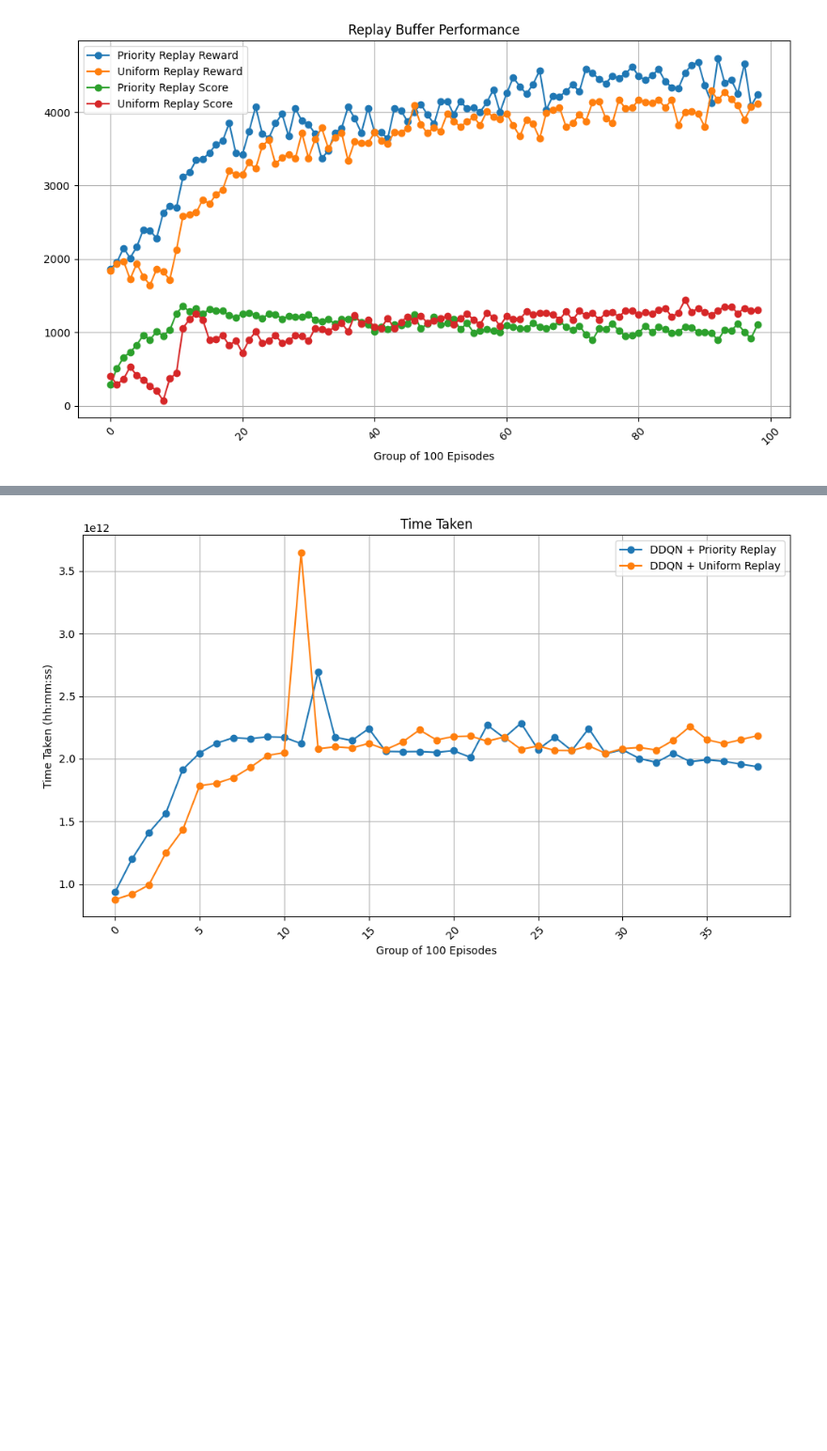
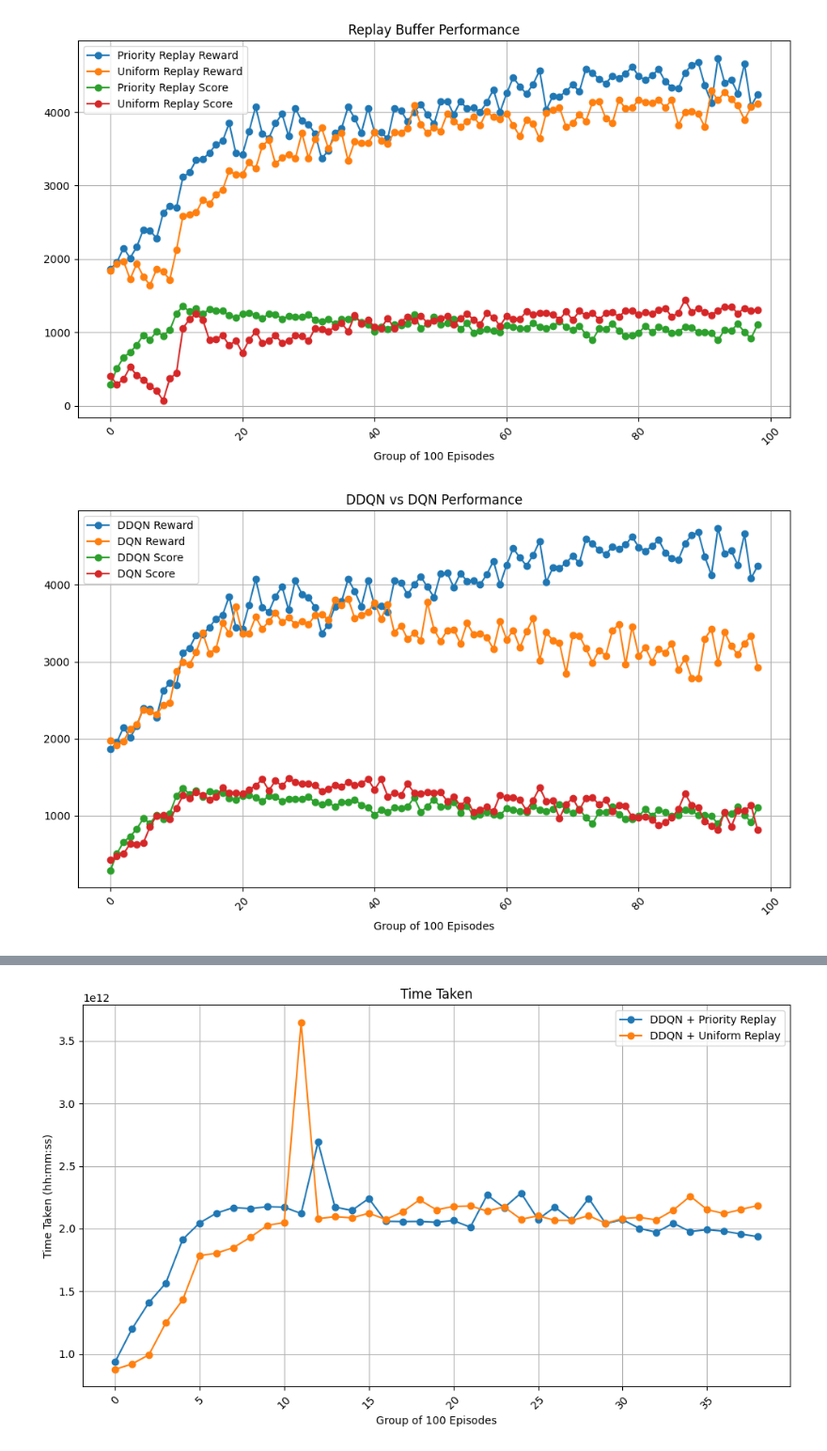
Before and after one commit to ken-tn/gymnasium-exploration, a Jupyter notebook: results-analyser.ipynb, the cells around one changed output, grey strips where cells are left out. Shown at 94% size. Cells and saved outputs as stored; diff of their text form; code cells hidden in the pictures; blank space fills up the shorter version.

```diff
--- a/results-analyser.ipynb
+++ b/results-analyser.ipynb
@@ -46,6 +53,33 @@ plt.tight_layout()
 plt.show()
 # %% [output]
 [figure]
+# %%
+# Group the DataFrame by every 100 episodes
+grouped = df.groupby((df['episode']) // 100)
+grouped1 = df2.groupby((df2['episode']) // 100)
+
+# Calculate the sum of total rewards for every 100 episodes
+sum_rewards = grouped['total_reward'].sum().iloc[:-1]
+sum_score = grouped['score'].sum().iloc[:-1]
+
+sum_rewards1 = grouped1['total_reward'].sum().iloc[:-1]
+sum_score1 = grouped1['score'].sum().iloc[:-1]
+
+# Plotting
+plt.figure(figsize=(10, 6))
+sum_rewards.plot(marker='o', linestyle='-', label='DDQN Reward')
+sum_rewards1.plot(marker='o', linestyle='-', label='DQN Reward')
+sum_score.plot(marker='o', linestyle='-', label='DDQN Score')
+sum_score1.plot(marker='o', linestyle='-', label='DQN Score')
+plt.title('DDQN vs DQN Performance')
+plt.xlabel('Group of 100 Episodes')
+plt.grid(True)
+plt.xticks(rotation=45)
+plt.legend()
+plt.tight_layout()
+plt.show()
+# %% [output]
+[figure, added]
 # %%
 # Group the DataFrame by every 50 episodes
 grouped = df.groupby((df['episode']) // 100)
```
Also changed, not shown: parts of 3 cells of this notebook.
